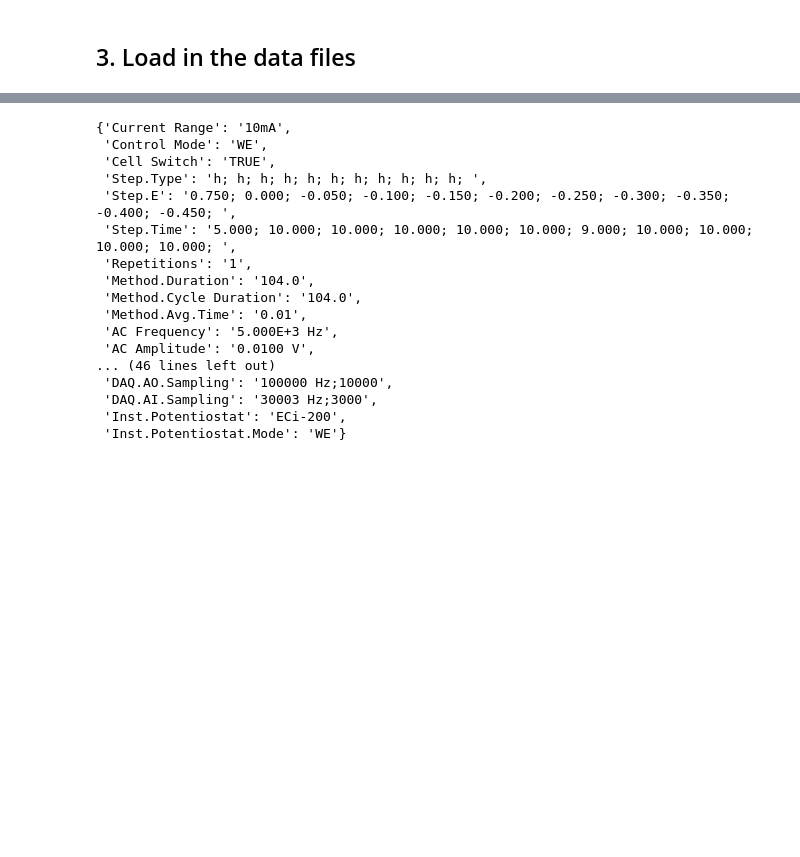
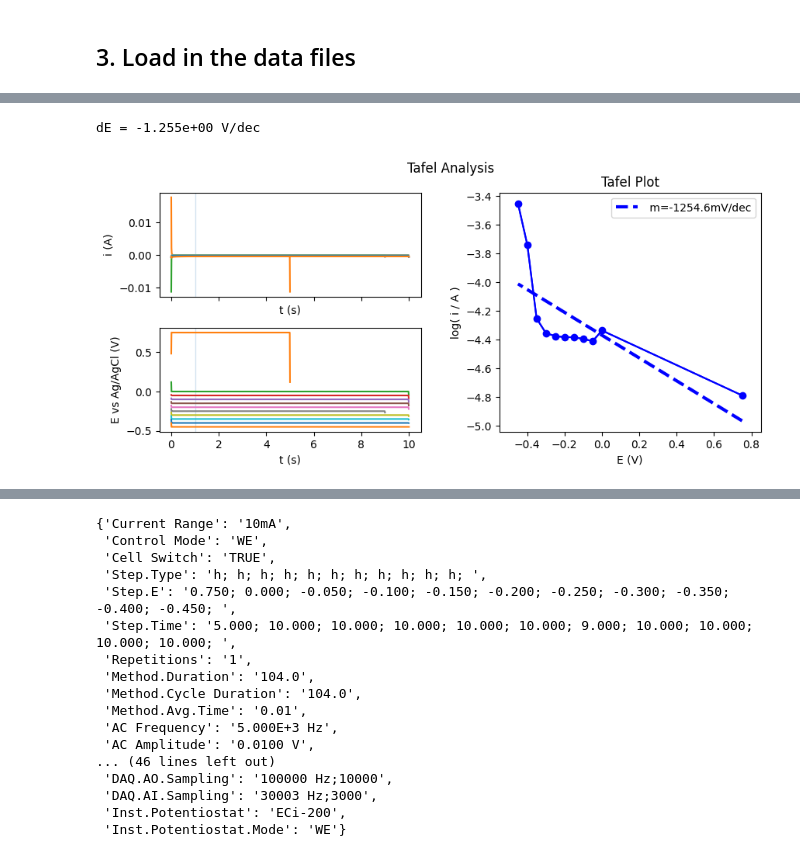
Before and after one commit to NordicEC/EC4py, a Jupyter notebook: dev/Step_Data/Load_StepFiles_Tafel.ipynb, the cells around one changed output, grey strips where cells are left out. Cells and saved outputs as stored; diff of their text form; code cells hidden in the pictures; blank space fills up the shorter version.

Commit message:
tafel step fixes

```diff
--- a/dev/Step_Data/Load_StepFiles_Tafel.ipynb
+++ b/dev/Step_Data/Load_StepFiles_Tafel.ipynb
@@ -45,3 +45,8 @@ f.plot()
+# %%
+e.Tafel(t=1)
+# %% [output]
+dE = -1.255e+00 V/dec
+[figure, added]
 # %%
 qs=e.get_steps(3,1)
 qs.pop(0)
```
Also changed, not shown: parts of 4 cells of this notebook, 15 other files.
